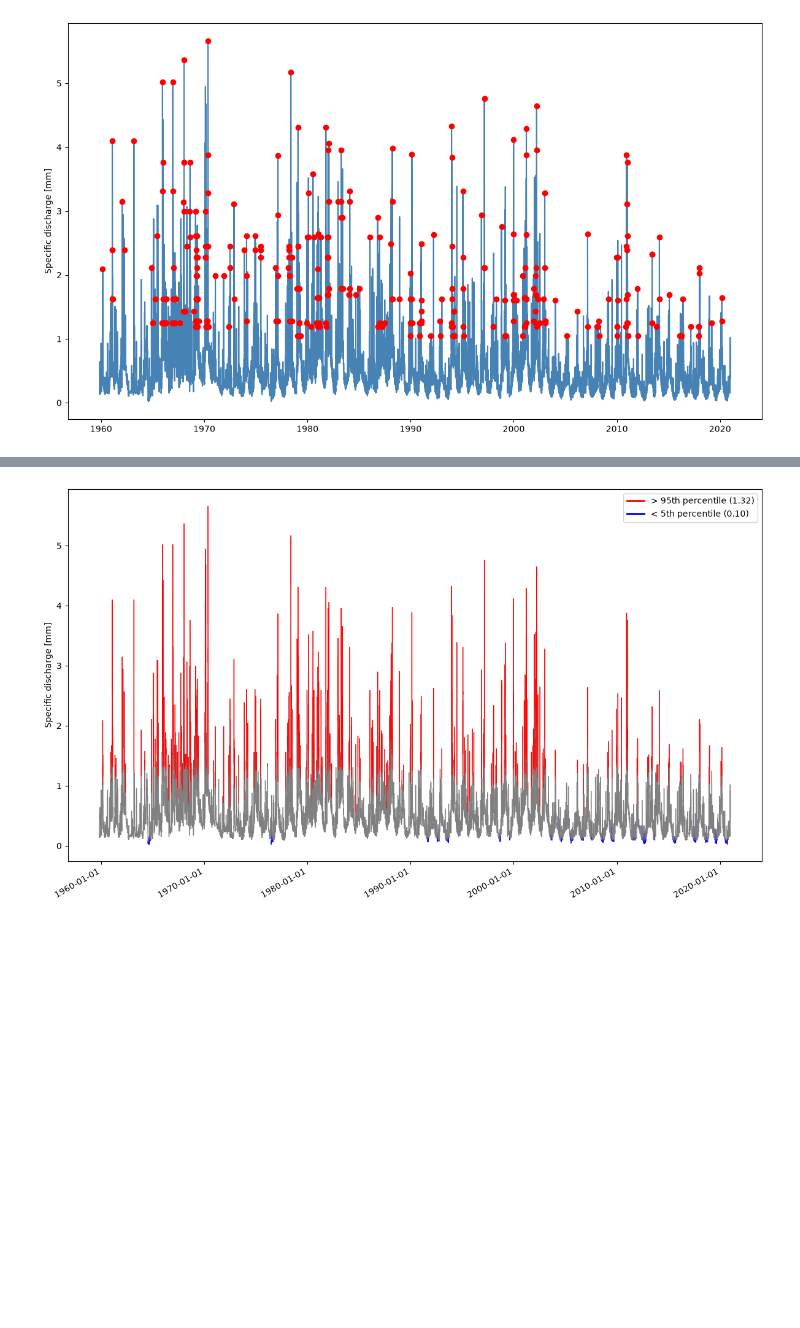
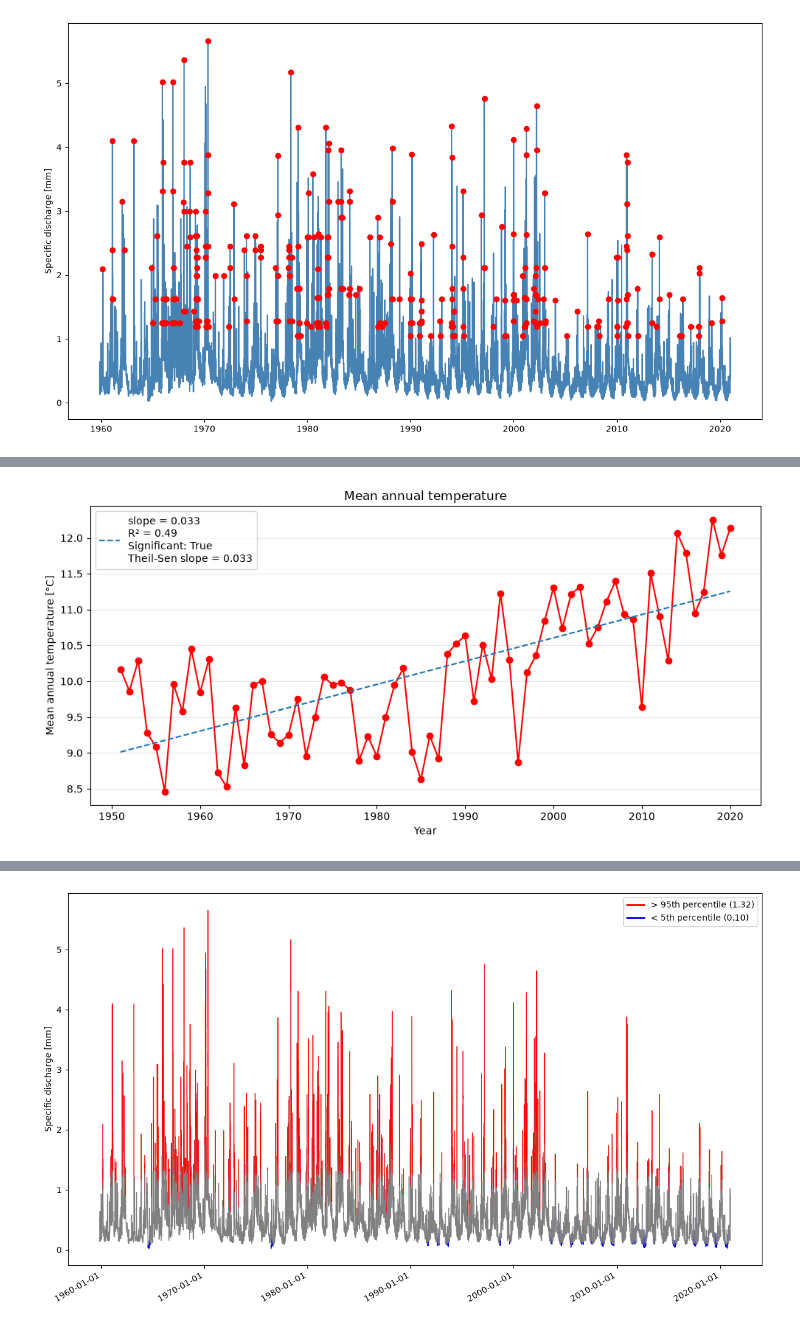
Before and after one commit to danielsehr/ACP4-Seminar, a Jupyter notebook: src/ACP4/main.ipynb, the cells around one changed output, grey strips where cells are left out. Cells and saved outputs as stored; diff of their text form; code cells hidden in the pictures; blank space fills up the shorter version.

```diff
--- a/src/ACP4/main.ipynb
+++ b/src/ACP4/main.ipynb
@@ -603,0 +612,16 @@ for key, df in annually_discharge_agg.items():
+# %%
+# If trends are detected in high or low flows, discuss whether they are consistent
+# with observed changes in rainfall or catchment characteristics
+df = df_camel['temperature_mean']
+df = (
+    df
+    .groupby(df.index.year)
+    .mean()
+)
+
+df = df.to_frame().reset_index()
+
+plot = plot_annual_temperature(df=df)
+save_plot(plot=plot, name="annual_temperature_trend")
+# %% [output]
+[figure, added]
```
Also changed, not shown: parts of 9 cells of this notebook, 1 other file.
